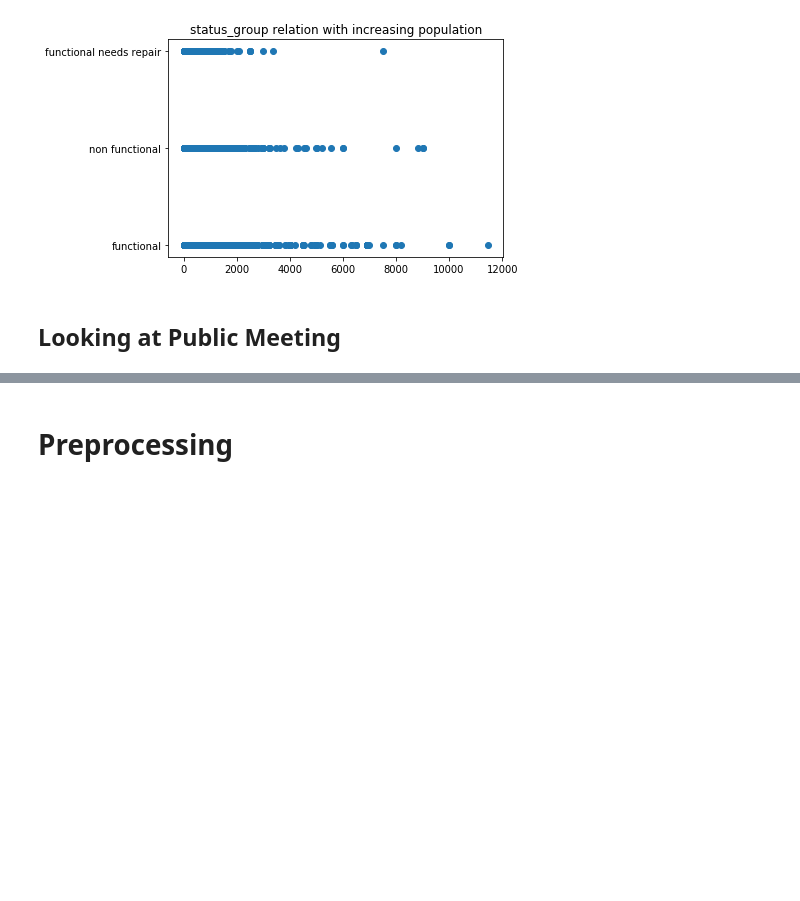
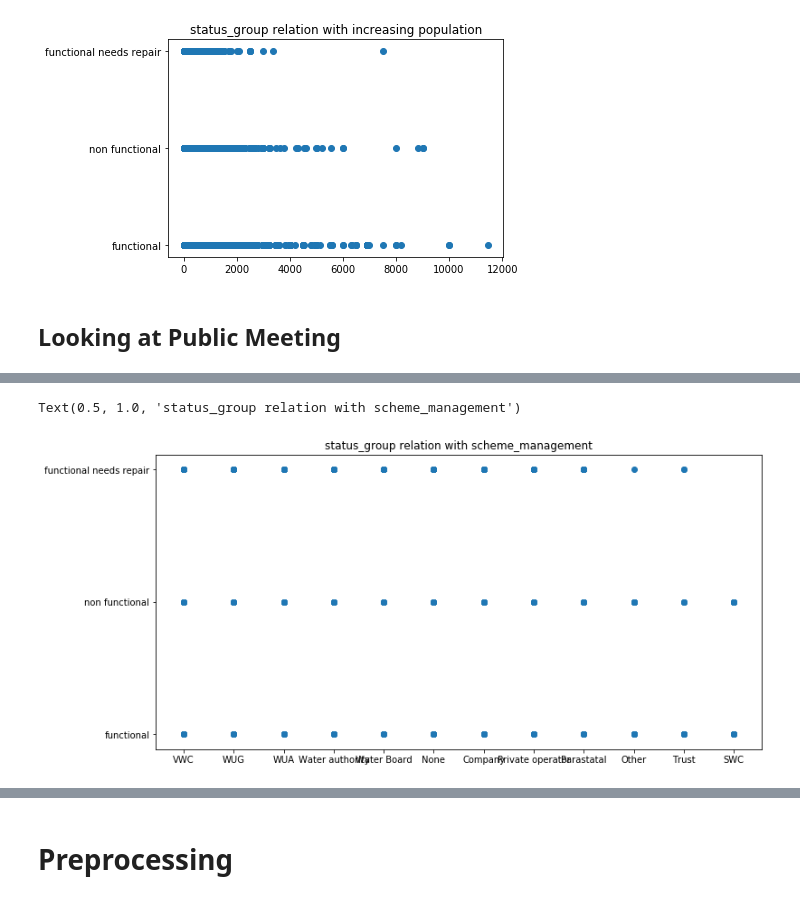
Before and after one commit to stevenkyle2013/Water-Well-Classifier, a Jupyter notebook: Main-Notebook.ipynb, the cells around one changed output, grey strips where cells are left out. Drawn from its saved outputs; the diff is of its cells as text; code cells hidden in the pictures; blank space fills up the shorter version.

```diff
--- a/Main-Notebook.ipynb
+++ b/Main-Notebook.ipynb
@@ -681,0 +743,8 @@ This is to look at public meetings
+# %%
+# There's probably a better graph for this but this is just a quick look.
+plt.figure(figsize=(12,6))
+plt.scatter(y=test1['status_group'], x=test1['scheme_management'])
+plt.title('status_group relation with scheme_management')
+# %% [output]
+Text(0.5, 1.0, 'status_group relation with scheme_management')
+[figure, added]
```
Also changed, not shown: parts of 48 cells of this notebook.
